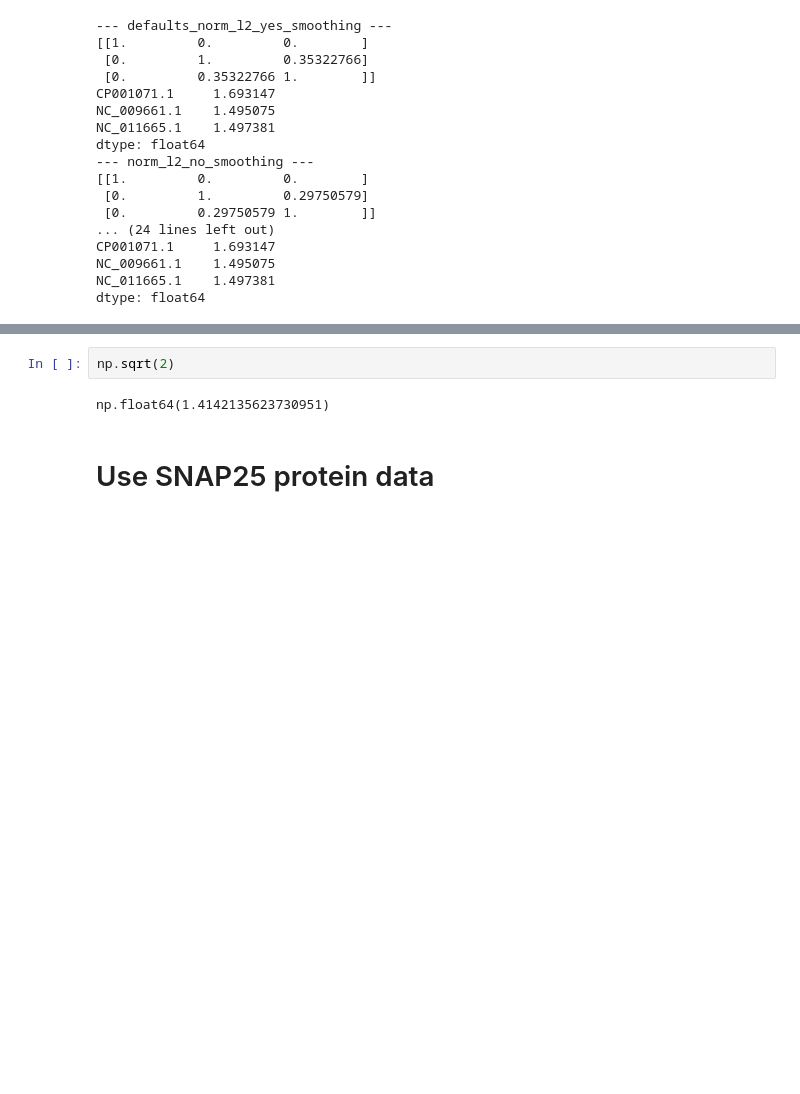
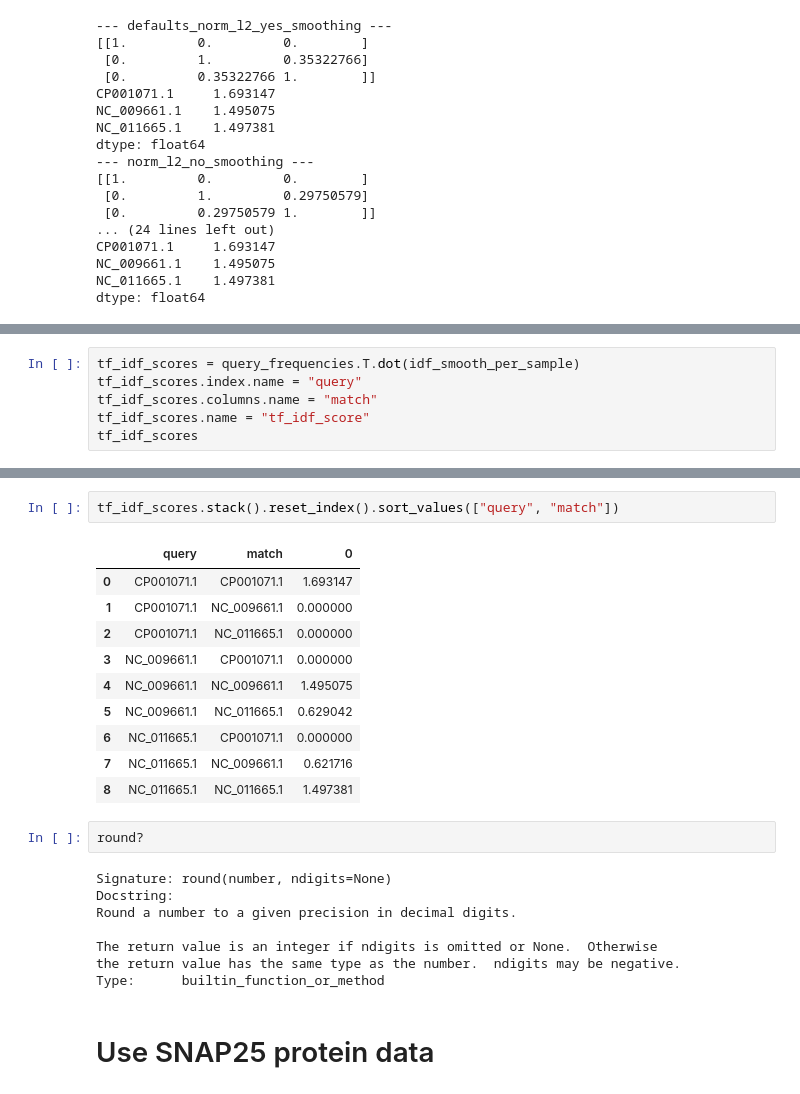
Before and after one commit to seanome/2024-sourmash-branchwater-tf-idf, a Jupyter notebook: notebooks/01-prob_overlap_and_tf-idf.ipynb, the cells around one changed output, grey strips where cells are left out. Cells and saved outputs as stored; diff of their text form; blank space fills up the shorter version.

```diff
--- a/notebooks/01-prob_overlap_and_tf-idf.ipynb
+++ b/notebooks/01-prob_overlap_and_tf-idf.ipynb
@@ -515,0 +541,6 @@ dtype: float64
+# %%
+tf_idf_scores = query_frequencies.T.dot(idf_smooth_per_sample)
+tf_idf_scores.index.name = "query"
+tf_idf_scores.columns.name = "match"
+tf_idf_scores.name = "tf_idf_score"
+tf_idf_scores
@@ -516,7 +553,26 @@ dtype: float64
+# %%
+tf_idf_scores.stack().reset_index().sort_values(["query", "match"])
+# %% [output]
+|  | query | match | 0 |
+| 0 | CP001071.1 | CP001071.1 | 1.693147 |
+| 1 | CP001071.1 | NC_009661.1 | 0.000000 |
+| 2 | CP001071.1 | NC_011665.1 | 0.000000 |
+| 3 | NC_009661.1 | CP001071.1 | 0.000000 |
+| 4 | NC_009661.1 | NC_009661.1 | 1.495075 |
+| 5 | NC_009661.1 | NC_011665.1 | 0.629042 |
+| 6 | NC_011665.1 | CP001071.1 | 0.000000 |
+| 7 | NC_011665.1 | NC_009661.1 | 0.621716 |
+| 8 | NC_011665.1 | NC_011665.1 | 1.497381 |
 # %%
-np.sqrt(2)
+round?
 # %% [output]
-np.float64(1.4142135623730951)
+Signature: round(number, ndigits=None)
+Docstring:
+Round a number to a given precision in decimal digits.
+
+The return value is an integer if ndigits is omitted or None.  Otherwise
+the return value has the same type as the number.  ndigits may be negative.
+Type:      builtin_function_or_method
 # %% [markdown]
 # Use SNAP25 protein data
 # %%
```
Also changed, not shown: parts of 9 cells of this notebook.
